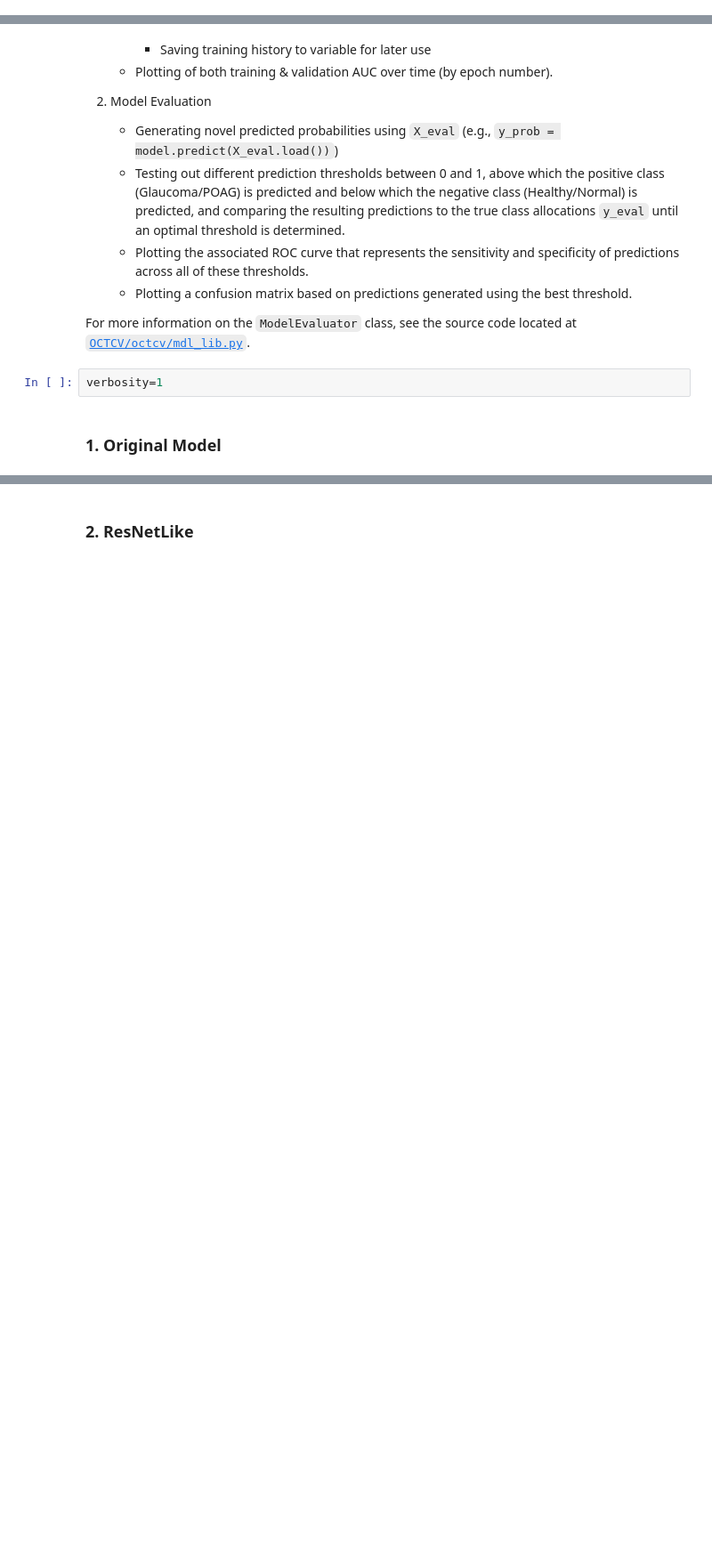
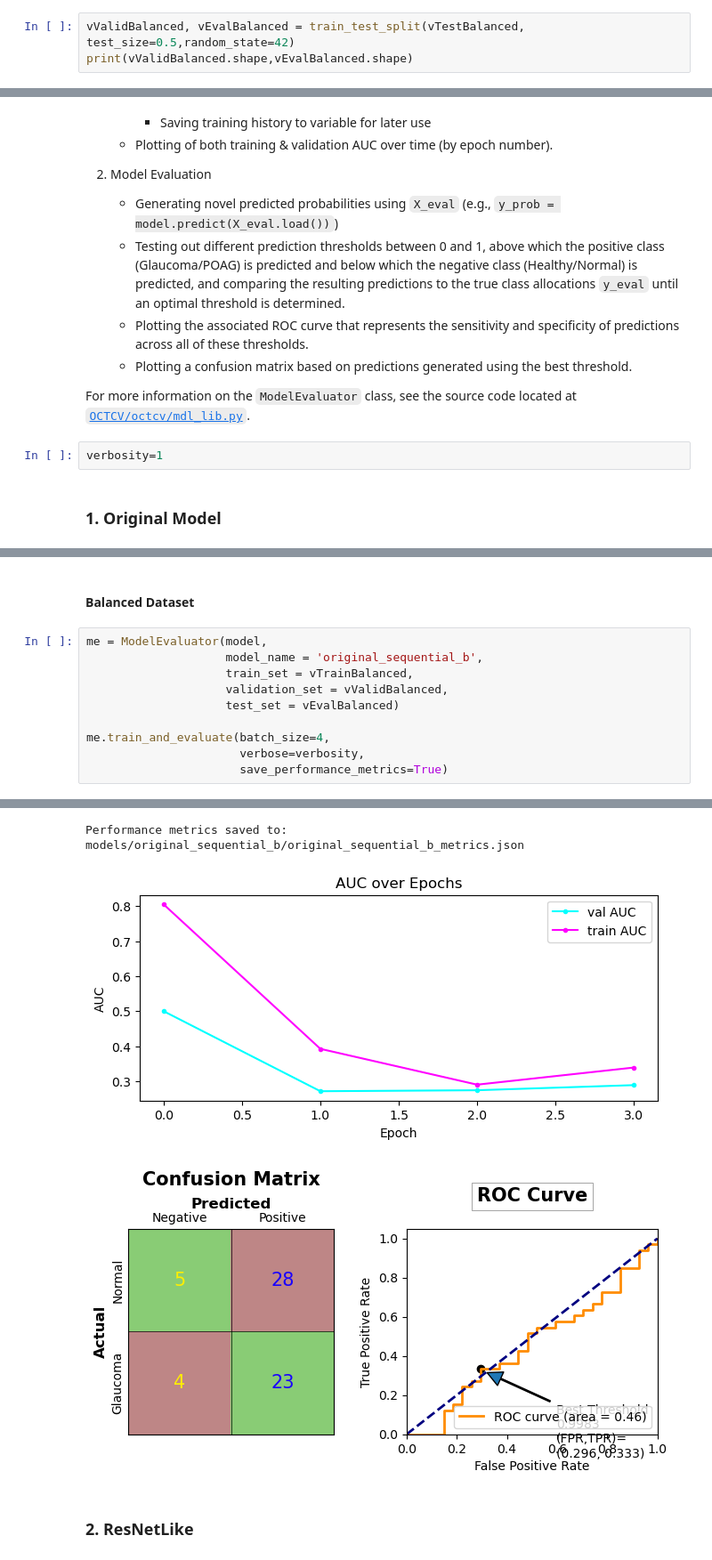
Before and after one commit to tbchuotmd/OCTCV, a Jupyter notebook: p5_Modeling/modeling.ipynb, the cells around one changed output, grey strips where cells are left out. Shown at 89% size. Drawn from its saved outputs; the diff is of its cells as text; blank space fills up the shorter version.

```diff
--- a/p5_Modeling/modeling.ipynb
+++ b/p5_Modeling/modeling.ipynb
@@ -203,0 +210,3 @@ X shape (888, 2)
+# %%
+vValidBalanced, vEvalBalanced = train_test_split(vTestBalanced, test_size=0.5,random_state=42)
+print(vValidBalanced.shape,vEvalBalanced.shape)
@@ -640,0 +622,13 @@ Classification Report
+# %% [markdown]
+#### Balanced Dataset
+# %%
+me = ModelEvaluator(model,
+                    model_name = 'original_sequential_b',
+                    train_set = vTrainBalanced,
+                    validation_set = vValidBalanced,
+                    test_set = vEvalBalanced)
+
+me.train_and_evaluate(batch_size=4,
+                      verbose=verbosity,
+                      save_performance_metrics=True)
+# %% [output]
@@ -641,2 +658,5 @@ Classification Report
+Performance metrics saved to: models/original_sequential_b/original_sequential_b_metrics.json
+[figure, added]
+[figure, added]
 # %% [markdown]
 ### 2. ResNetLike
```
Also changed, not shown: parts of 64 cells of this notebook, 7 other files.
